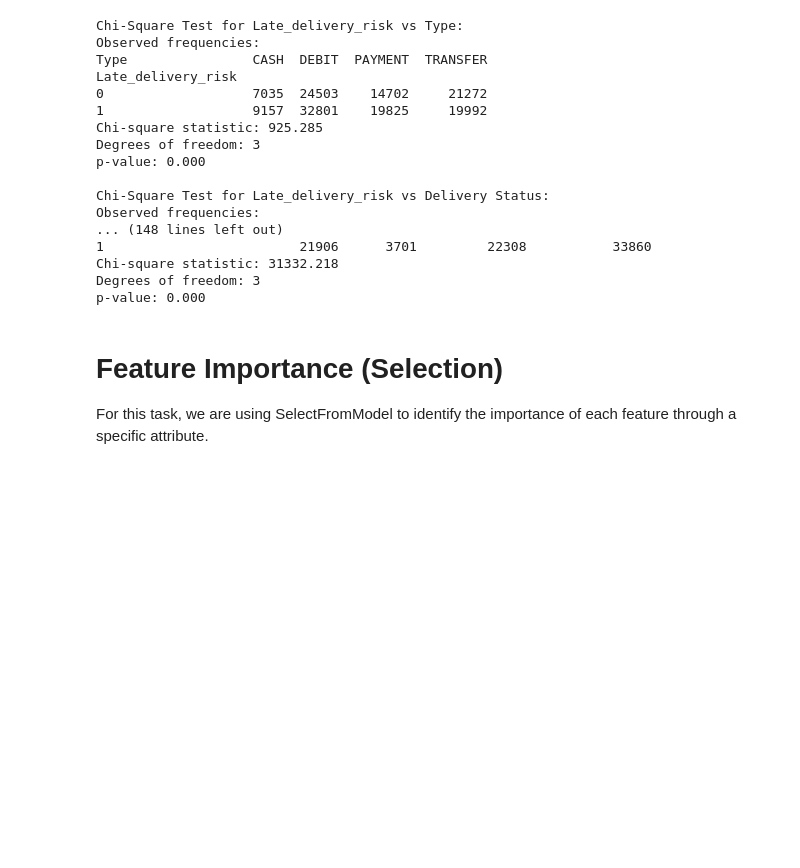
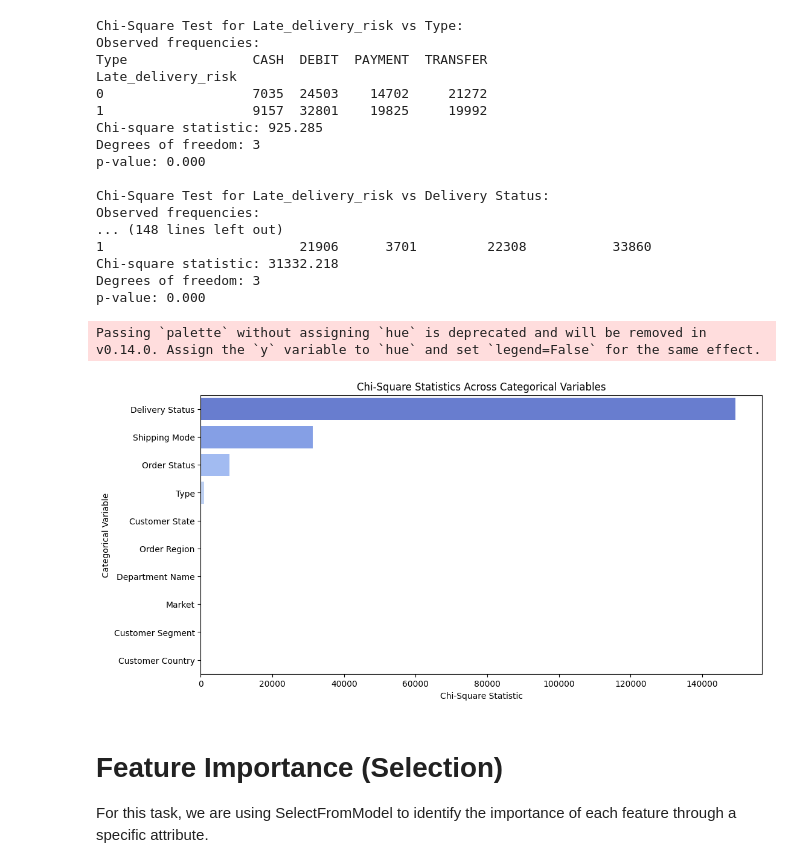
Before and after one commit to McGill-MMA-EnterpriseAnalytics/supply_chain_analytics, a Jupyter notebook: Data Cleaning-Preprocessing.ipynb, the cells around one changed output. Cells and saved outputs as stored; diff of their text form; code cells hidden in the pictures; blank space fills up the shorter version.

```diff
--- a/Data Cleaning-Preprocessing.ipynb
+++ b/Data Cleaning-Preprocessing.ipynb
@@ -711,6 +711,41 @@ Observed frequencies:
 Chi-square statistic: 31332.218
 Degrees of freedom: 3
 p-value: 0.000
+# %%
+# Define the grouping variable
+group_var = 'Late_delivery_risk'
+
+# Identify categorical columns (excluding the grouping variable)
+categorical_vars = [col for col in categorical_df.columns if col != group_var and categorical_df[col].dtype == 'object']
+
+# Store chi-square results in a DataFrame
+chi2_results = []
+
+for var in categorical_vars:
+    # Create the contingency table
+    contingency_table = pd.crosstab(categorical_df[group_var], categorical_df[var])
+
+    # Perform the chi-square test
+    chi2_stat, p_value, dof, expected = chi2_contingency(contingency_table)
+
+    # Store the results
+    chi2_results.append({'Variable': var, 'Chi-Square Stat': chi2_stat, 'p-value': p_value, 'DOF': dof})
+
+# Convert results to a DataFrame
+chi2_df = pd.DataFrame(chi2_results)
+
+# Sort results by chi-square statistic for better visualization
+chi2_df = chi2_df.sort_values(by='Chi-Square Stat', ascending=False)
+# %%
+plt.figure(figsize=(12, 6))
+sns.barplot(x='Chi-Square Stat', y='Variable', data=chi2_df, palette='coolwarm')
+plt.xlabel("Chi-Square Statistic")
+plt.ylabel("Categorical Variable")
+plt.title("Chi-Square Statistics Across Categorical Variables")
+plt.show()
+# %% [output]
+Passing `palette` without assigning `hue` is deprecated and will be removed in v0.14.0. Assign the `y` variable to `hue` and set `legend=False` for the same effect.
+[figure, added]
 # %% [markdown]
 # Feature Importance (Selection)
 
```
Also changed, not shown: parts of 3 cells of this notebook.
